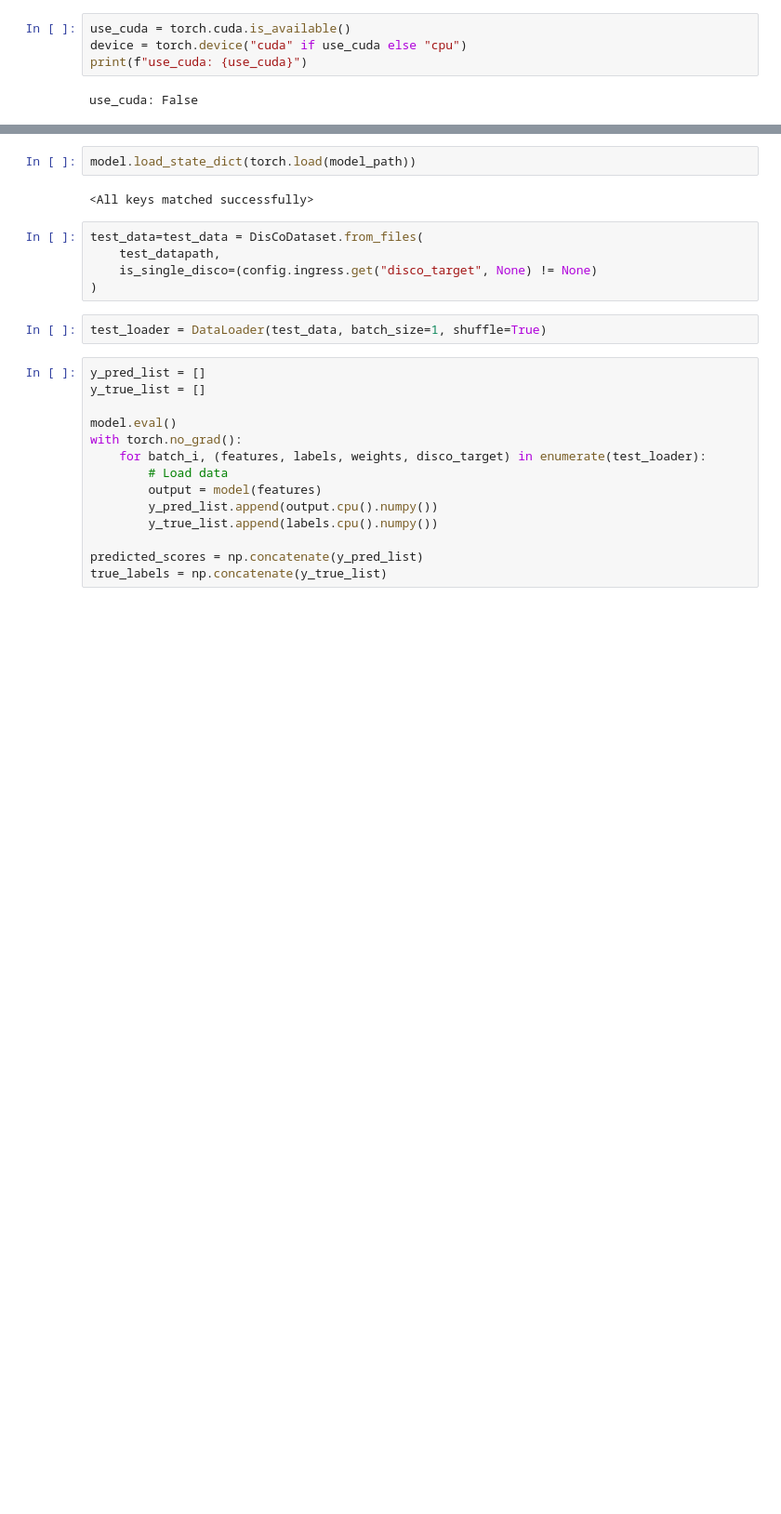
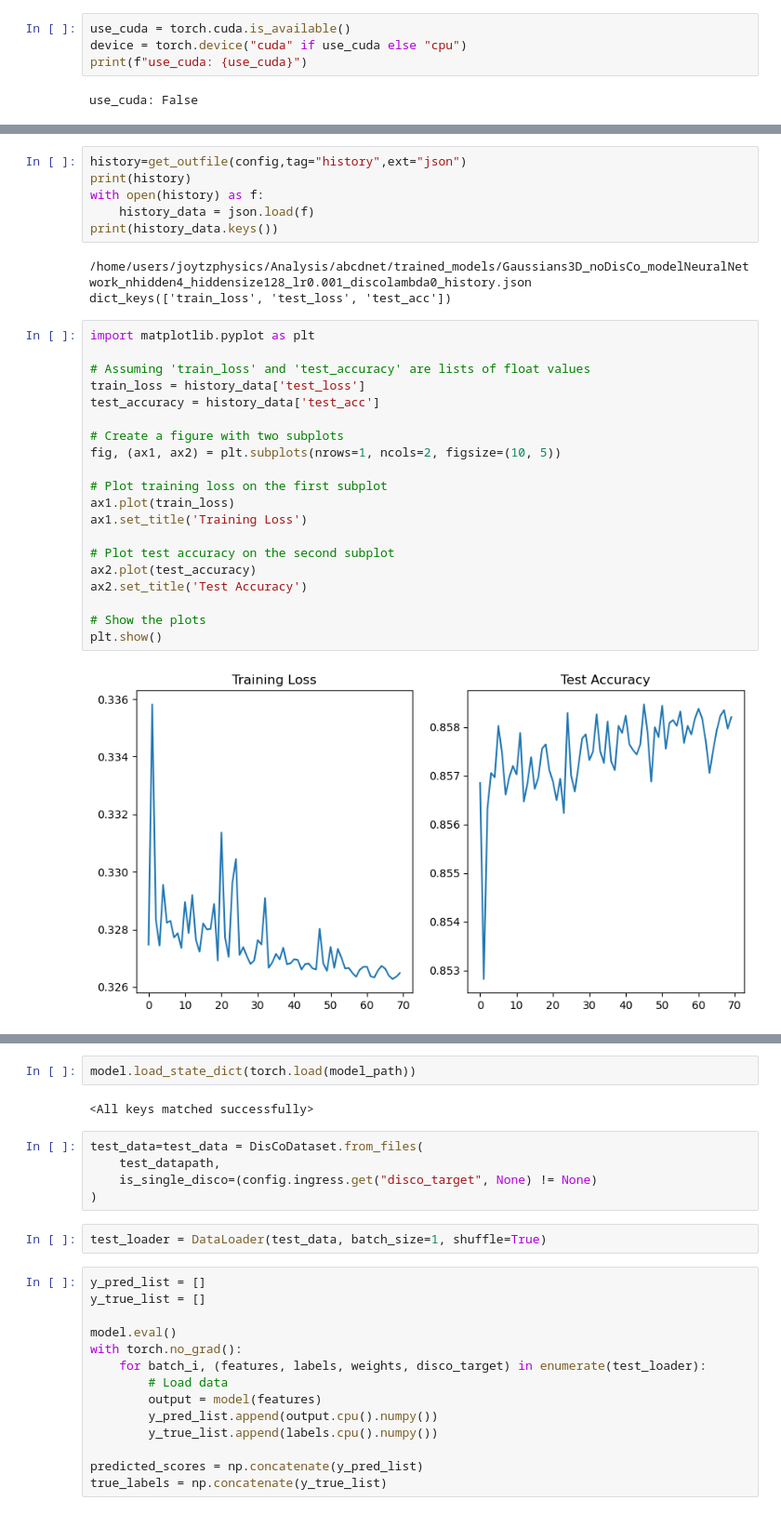
Before and after one commit to JoTimelord/Analysis, a Jupyter notebook: abcdnet/plotROC.ipynb, the cells around one changed output, grey strips where cells are left out. Shown at 93% size. Drawn from its saved outputs; the diff is of its cells as text; blank space fills up the shorter version.

```diff
--- a/abcdnet/plotROC.ipynb
+++ b/abcdnet/plotROC.ipynb
@@ -27 +37,32 @@ test_datapath
+# %%
+history=get_outfile(config,tag="history",ext="json")
+print(history)
+with open(history) as f:
+    history_data = json.load(f)
+print(history_data.keys())
+# %% [output]
+/home/users/joytzphysics/Analysis/abcdnet/trained_models/Gaussians3D_noDisCo_modelNeuralNetwork_nhidden4_hiddensize128_lr0.001_discolambda0_history.json
+dict_keys(['train_loss', 'test_loss', 'test_acc'])
+# %%
+import matplotlib.pyplot as plt
+
+# Assuming 'train_loss' and 'test_accuracy' are lists of float values
+train_loss = history_data['test_loss']
+test_accuracy = history_data['test_acc']
+
+# Create a figure with two subplots
+fig, (ax1, ax2) = plt.subplots(nrows=1, ncols=2, figsize=(10, 5))
+
+# Plot training loss on the first subplot
+ax1.plot(train_loss)
+ax1.set_title('Training Loss')
+
+# Plot test accuracy on the second subplot
+ax2.plot(test_accuracy)
+ax2.set_title('Test Accuracy')
+
+# Show the plots
+plt.show()
+# %% [output]
+[figure, added]
 # %%
```
Also changed, not shown: parts of 11 cells of this notebook, 38 other files.
